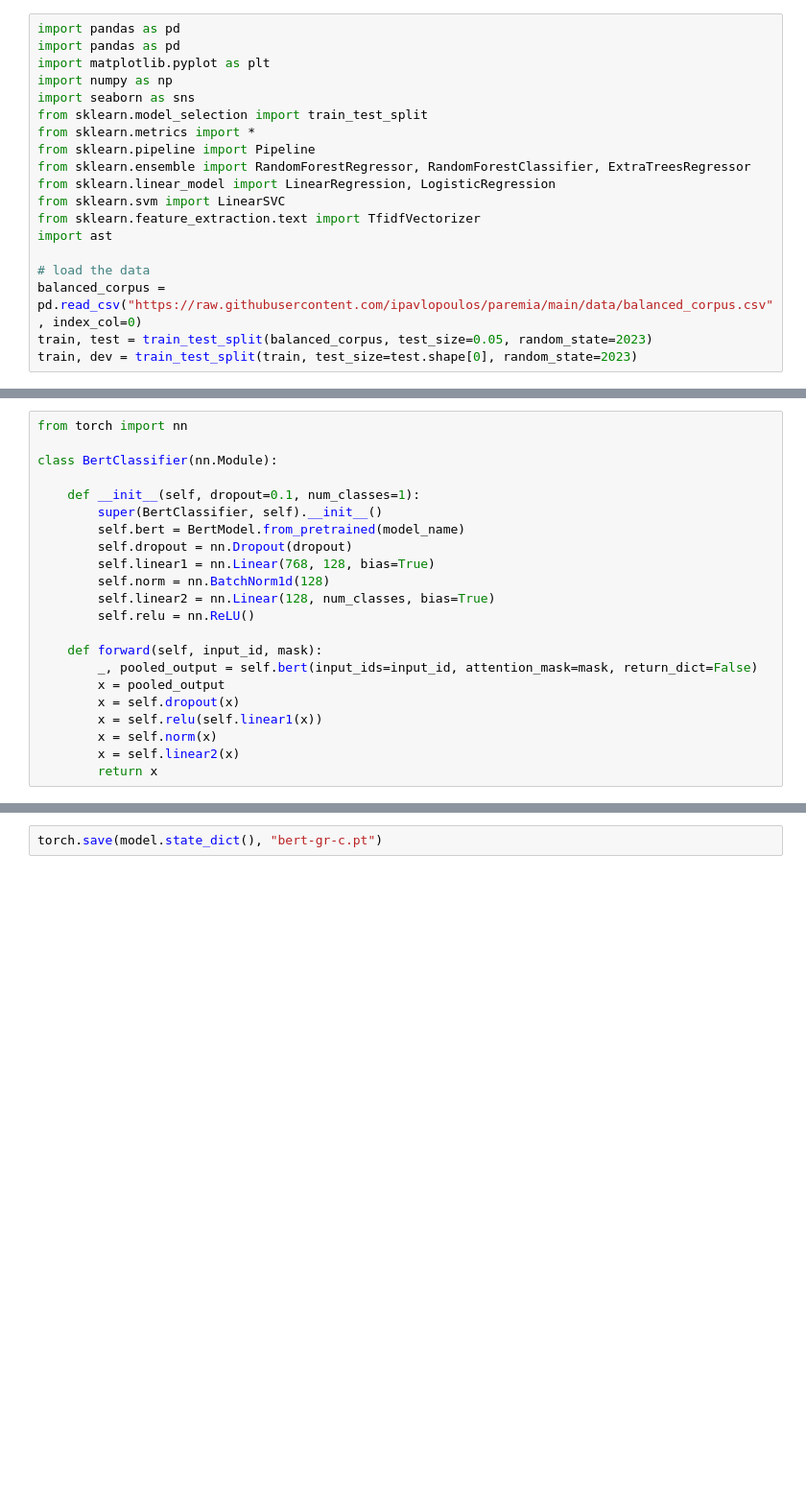
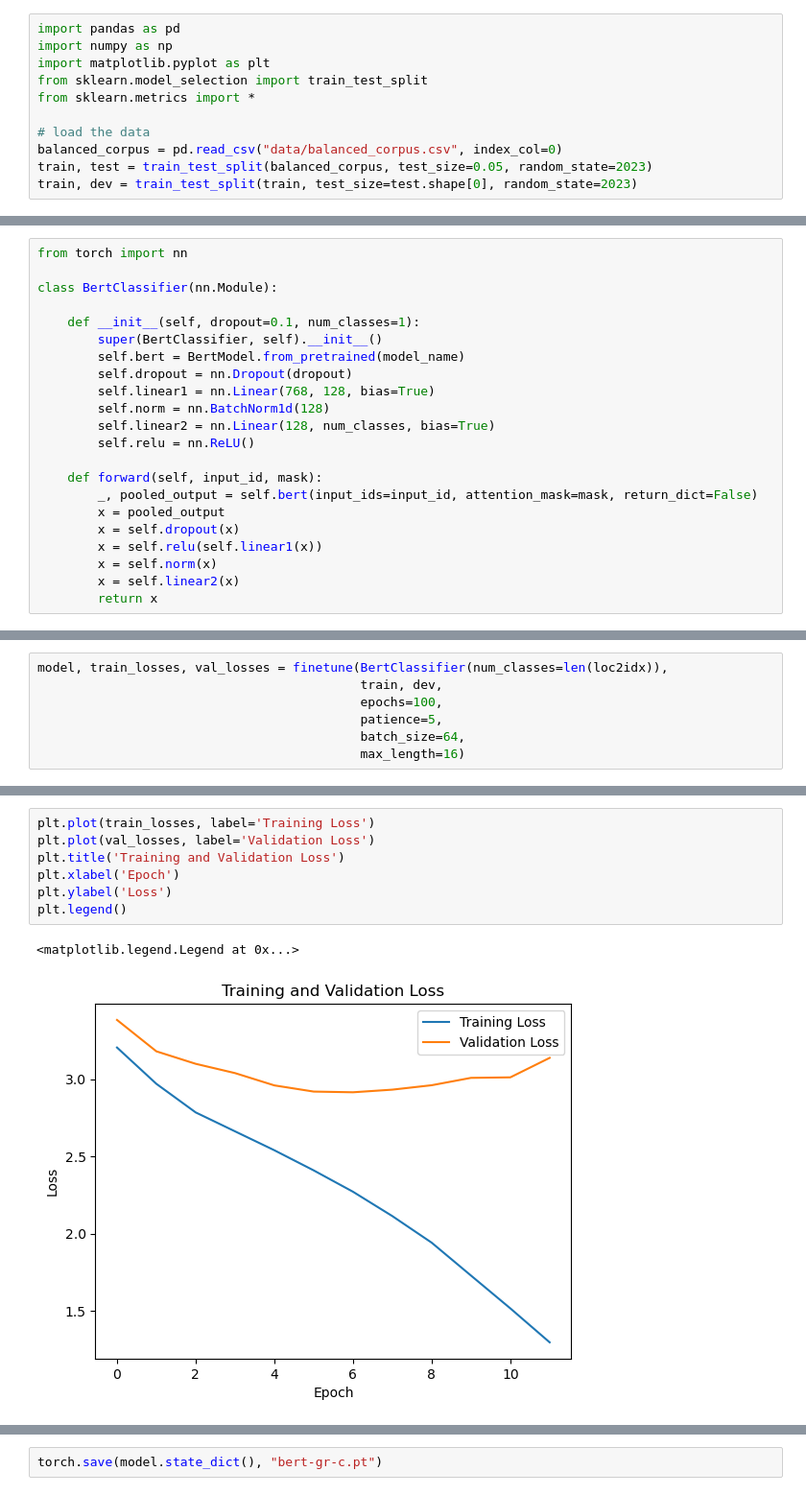
Before and after one commit to ipavlopoulos/greek-proverb-atlas, a Jupyter notebook: bert-gr-c.ipynb, the cells around one changed output, grey strips where cells are left out. Shown at 96% size. Saved outputs shown, nothing was run; the diff lists cells and outputs as text; blank space fills up the shorter version.

Commit message:
run classifier and minor fixes

```diff
--- a/bert-gr-c.ipynb
+++ b/bert-gr-c.ipynb
@@ -2,21 +2,13 @@
 <a href="https://colab.research.google.com/github/ipavlopoulos/paremia/blob/main/bert-gr-c.ipynb" target="_parent"><img src="https://colab.research.google.com/assets/colab-badge.svg" alt="Open In Colab"/></a>
 # %%
 import pandas as pd
-import pandas as pd
+import numpy as np
 import matplotlib.pyplot as plt
-import numpy as np
-import seaborn as sns
 from sklearn.model_selection import train_test_split
 from sklearn.metrics import *
-from sklearn.pipeline import Pipeline
-from sklearn.ensemble import RandomForestRegressor, RandomForestClassifier, ExtraTreesRegressor
-from sklearn.linear_model import LinearRegression, LogisticRegression
-from sklearn.svm import LinearSVC
-from sklearn.feature_extraction.text import TfidfVectorizer
-import ast
 
 # load the data
-balanced_corpus = pd.read_csv("https://raw.githubusercontent.com/ipavlopoulos/paremia/main/data/balanced_corpus.csv", index_col=0)
+balanced_corpus = pd.read_csv("data/balanced_corpus.csv", index_col=0)
 train, test = train_test_split(balanced_corpus, test_size=0.05, random_state=2023)
 train, dev = train_test_split(train, test_size=test.shape[0], random_state=2023)
 # %%
@@ -141,0 +137,7 @@ Epochs: 1 | Train Loss:  3.232                 | Val Loss:  3.452 (best epoch: 0
+# %%
+model, train_losses, val_losses = finetune(BertClassifier(num_classes=len(loc2idx)),
+                                           train, dev,
+                                           epochs=100,
+                                           patience=5,
+                                           batch_size=64,
+                                           max_length=16)
@@ -142,3 +167,13 @@ Epochs: 1 | Train Loss:  3.232                 | Val Loss:  3.452 (best epoch: 0
+# %%
+plt.plot(train_losses, label='Training Loss')
+plt.plot(val_losses, label='Validation Loss')
+plt.title('Training and Validation Loss')
+plt.xlabel('Epoch')
+plt.ylabel('Loss')
+plt.legend()
+# %% [output]
+<matplotlib.legend.Legend at 0x...>
+[figure, added]
 # %%
 test_dataloader = torch.utils.data.DataLoader(Dataset(test), batch_size=1, drop_last=False)
 p,l,_ = validate(model.to("cpu"), test_dataloader, "cpu")
```
Also changed, not shown: parts of 6 cells of this notebook, 1 other file.
